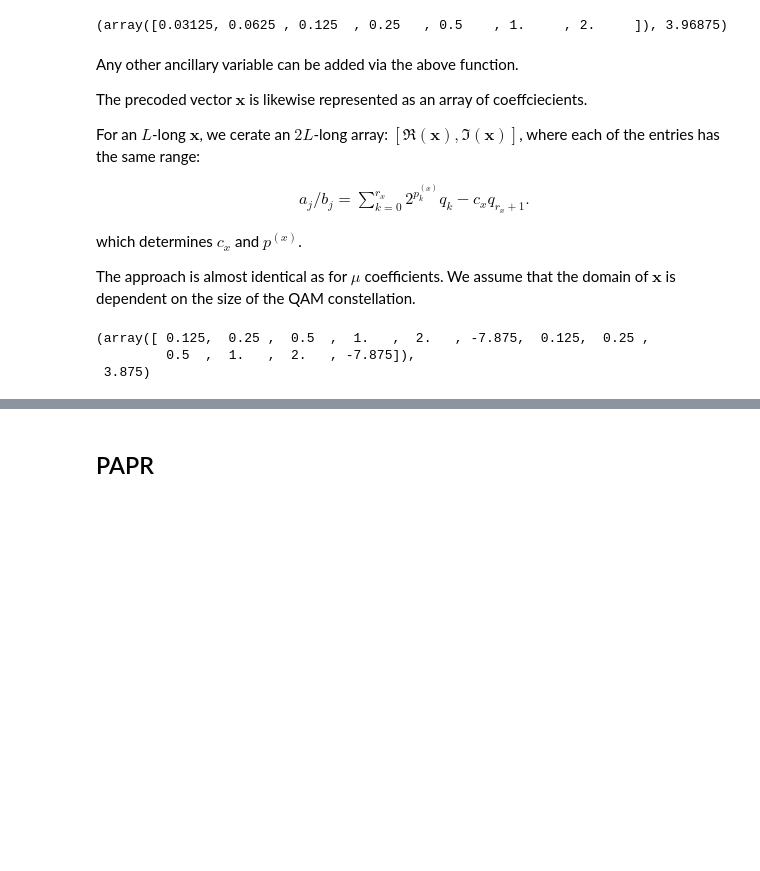
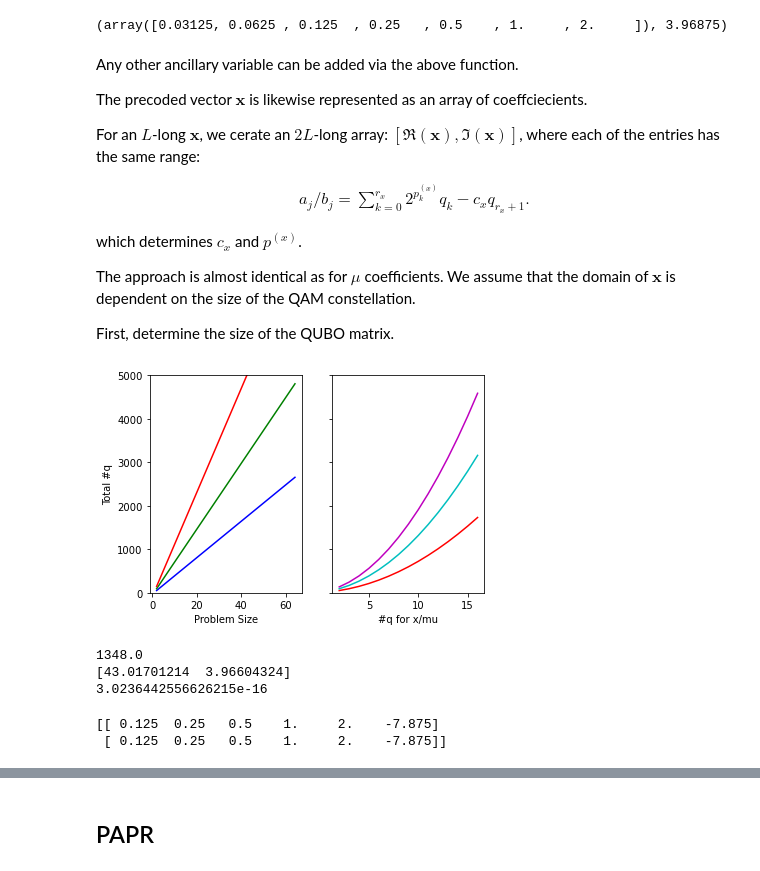
Before and after one commit to DBern97/Dwave-RAN-algs, a Jupyter notebook: ocean_trial_runs.ipynb, the cells around one changed output, grey strips where cells are left out. Cells and saved outputs as stored; diff of their text form; code cells hidden in the pictures; blank space fills up the shorter version.

```diff
--- a/ocean_trial_runs.ipynb
+++ b/ocean_trial_runs.ipynb
@@ -246,15 +247,69 @@ For an $L$-long $\mathbf{x}$, we cerate an $2L$-long array: $[\Re(\mathbf{x}), \
 which determines $c_x$ and $p^{(x)}$.
 
 The approach is almost identical as for $\mu$ coefficients. We assume that the domain of $\mathbf{x}$ is dependent on the size of the QAM constellation.
+
+First, determine the size of the QUBO matrix.
+# %%
+def Max_norm_q_count(problem_size, x_nq, mu_nq):
+    qtot = (x_nq + 1)*(problem_size*(5*x_nq + 4) - 4*(x_nq + 1)) + 2*mu_nq
+    return qtot
+
+
+L = np.linspace(2,64, 63)
+x_nq = np.linspace(2,16,15)
+mu_nq = np.linspace(2,16,15)
+
+cs = ['b','g','r','c','m','k']
+
+%matplotlib inline
+
+
+fig, (ax1, ax2) = plt.subplots(1, 2)
+for i in range(0,3):
+    ax1.plot(L,Max_norm_q_count(L,x_nq[i],x_nq[i]),c=cs[i])
+    ax2.plot(x_nq,Max_norm_q_count(L[i],x_nq,x_nq),c=cs[i+2])
+ax1.set_ylim(0,5000)
+ax1.set_xlabel('Problem Size')
+ax1.set_ylabel('Total #q')
+
+ax2.set_ylim(0,5000)
+# ax2.set_ticklabels([])
+ax2.axes.yaxis.set_ticklabels([])
+ax2.set_xlabel('#q for x/mu')
+
+plt.show()
+# %% [output]
+[figure, added]
+# %%
+from scipy import optimize
+
+print(Max_norm_q_count(L[10], x_nq[2],x_nq[2]))
+
+def best(x):
+    L, x_nq = x
+    return (Max_norm_q_count(L,x_nq,x_nq) - 5000)**2
+
+
+resbrute = optimize.brute(best, ((2,64),(2,4)), full_output=True)
+
+print(resbrute[0])
+print(resbrute[1])
+# %% [output]
+1348.0
+[43.01701214  3.96604324]
+3.0236442556626215e-16
 # %%
+%matplotlib inline
 def Get_x_coeff(domain, size, nq):
 
     low, high = domain
 
     p_max = int(np.log2(high) - 1)
     sub = int(nq/2) - p_max
+#     print(sub)
 
     powers = np.linspace(-int(nq/2), int(nq/2), nq+1, dtype=int)
+#     print(powers)
     powers = powers - sub
 
     coeff = 2*np.ones(nq+1)
@@ -268,13 +323,13 @@ def Get_x_coeff(domain, size, nq):
     coeff = np.append(coeff,c)
 
     # but we have 'size' of them
-    coeff = np.tile(coeff, size)
+    coeff = np.tile(coeff, (size, 1))
 
     return coeff, upper
 
 
-Get_x_coeff([-4,4], 2, 4)
+x_qubits = Get_x_coeff([-4,4], 2, 4)[0]
+print(x_qubits)
 # %% [output]
-(array([ 0.125,  0.25 ,  0.5  ,  1.   ,  2.   , -7.875,  0.125,  0.25 ,
-         0.5  ,  1.   ,  2.   , -7.875]),
- 3.875)
+[[ 0.125  0.25   0.5    1.     2.    -7.875]
+ [ 0.125  0.25   0.5    1.     2.    -7.875]]
```
Also changed, not shown: parts of 6 cells of this notebook.
